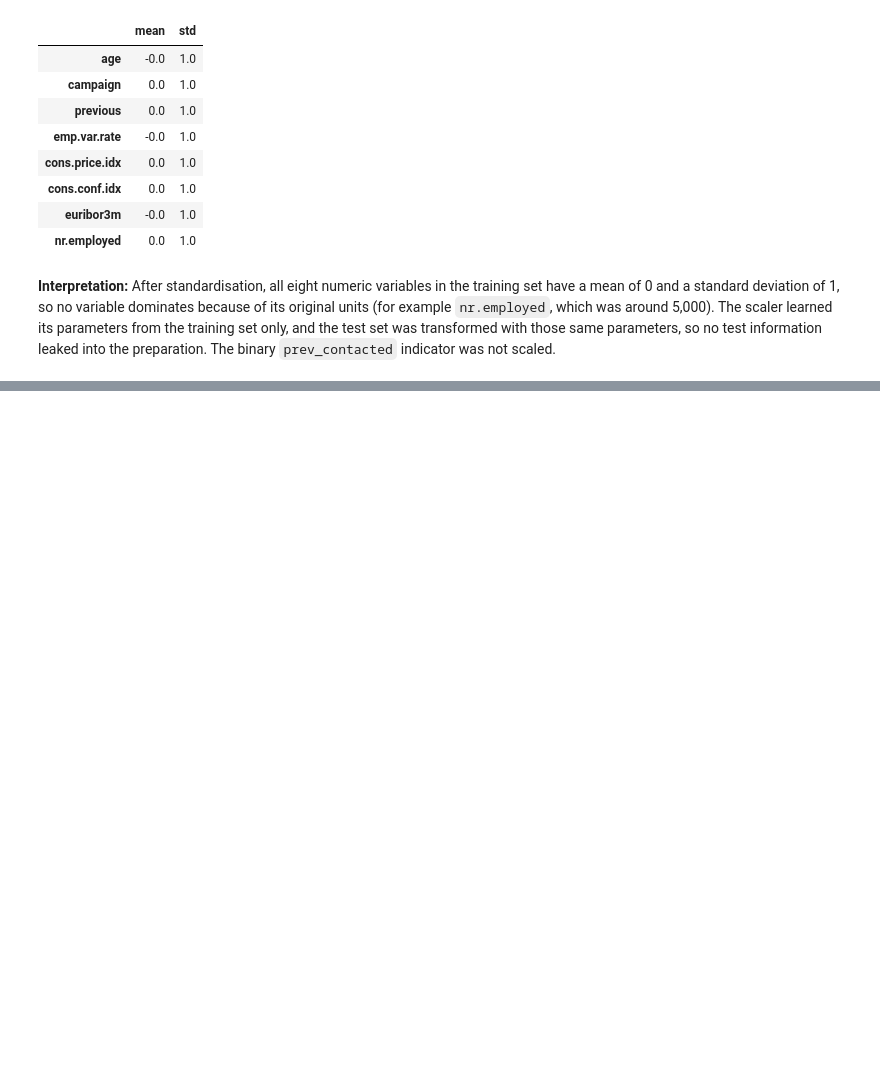
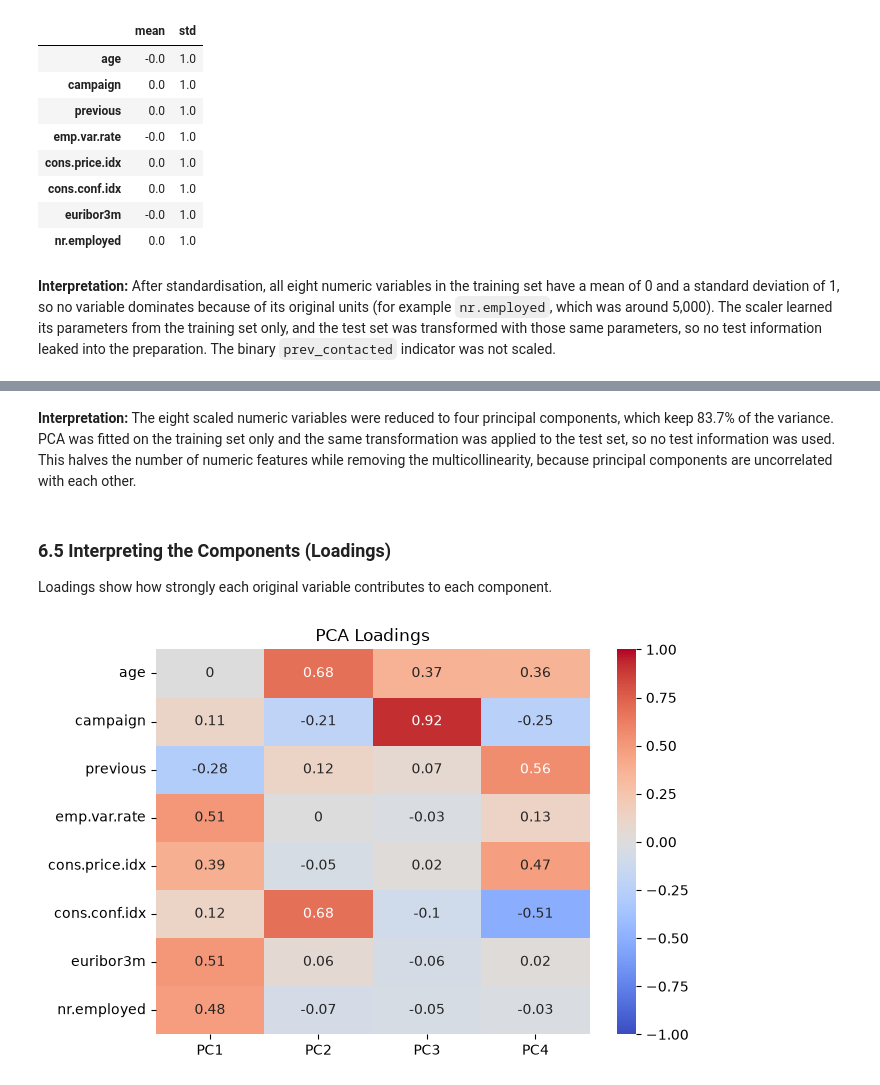
Before and after one commit to stafa10/CA1Theory2Practice, a Jupyter notebook: moustafa_numeric.ipynb, the cells around one changed output, grey strips where cells are left out. Saved outputs shown, nothing was run; the diff lists cells and outputs as text; code cells hidden in the pictures; blank space fills up the shorter version.

Commit message:
VIF, PCA, component selection and loadings

```diff
--- a/moustafa_numeric.ipynb
+++ b/moustafa_numeric.ipynb
@@ -285,0 +391,16 @@ X_train_num.describe().T[["mean", "std"]].round(2)
+# %% [markdown]
+**Interpretation:** The eight scaled numeric variables were reduced to four principal components, which keep 83.7% of the variance. PCA was fitted on the training set only and the same transformation was applied to the test set, so no test information was used. This halves the number of numeric features while removing the multicollinearity, because principal components are uncorrelated with each other.
+# %% [markdown]
+### 6.5 Interpreting the Components (Loadings)
+Loadings show how strongly each original variable contributes to each component.
+# %%
+# loadings: contribution of each original variable to each component
+loadings = pd.DataFrame(pca4.components_.T, index=num_cols,
+                        columns=["PC1", "PC2", "PC3", "PC4"]).round(2)
+
+plt.figure(figsize=(7, 5))
+sns.heatmap(loadings, annot=True, cmap="coolwarm", vmin=-1, vmax=1)
+plt.title("PCA Loadings")
+plt.show()
+# %% [output]
+[figure, added]
```
Also changed, not shown: parts of 12 cells of this notebook.
